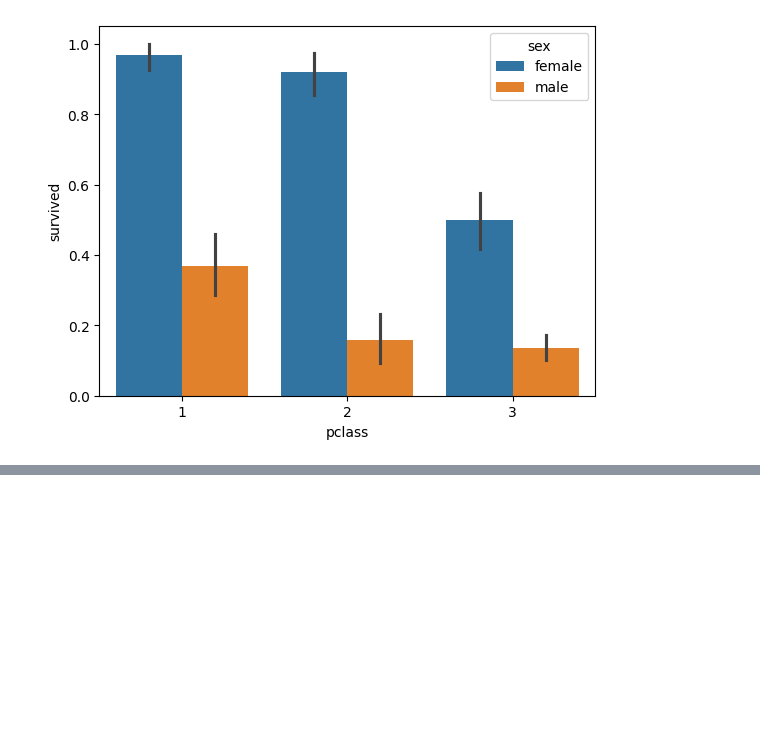
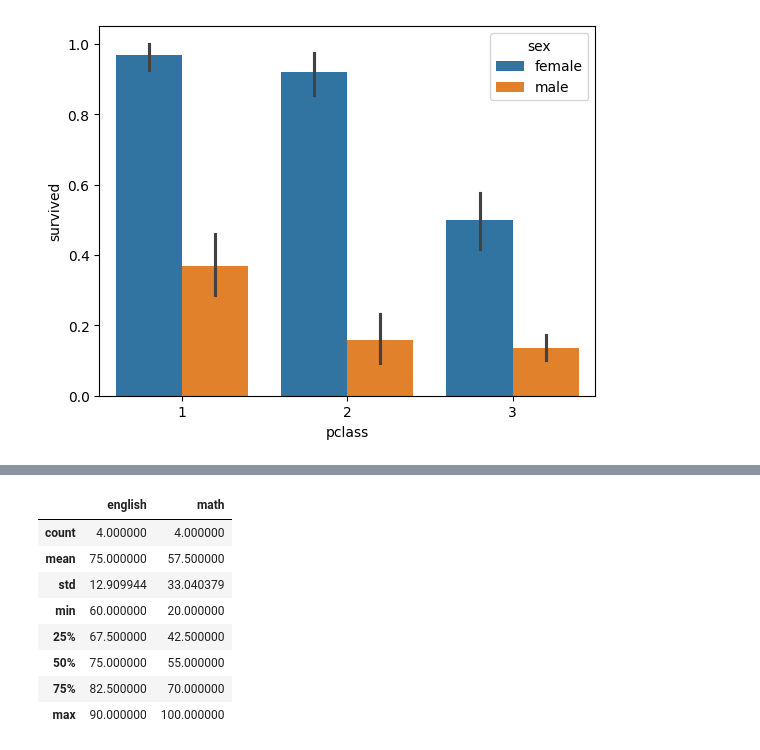
Before and after one commit to soyeonprincesss/2024-1-my-BDA, a Jupyter notebook: inclass/02w_0318_mon_dataframe_basic.ipynb, the cells around one changed output, grey strips where cells are left out. Cells and saved outputs as stored; diff of their text form; code cells hidden in the pictures; blank space fills up the shorter version.

```diff
--- a/inclass/02w_0318_mon_dataframe_basic.ipynb
+++ b/inclass/02w_0318_mon_dataframe_basic.ipynb
@@ -189,0 +218,12 @@ sns.barplot(x="pclass", y="survived", hue="sex", data=titanic);
+# %%
+df.describe()
+# %% [output]
+|  | english | math |
+| count | 4.000000 | 4.000000 |
+| mean | 75.000000 | 57.500000 |
+| std | 12.909944 | 33.040379 |
+| min | 60.000000 | 20.000000 |
+| 25% | 67.500000 | 42.500000 |
+| 50% | 75.000000 | 55.000000 |
+| 75% | 82.500000 | 70.000000 |
+| max | 90.000000 | 100.000000 |
```
Also changed, not shown: parts of 21 cells of this notebook.
